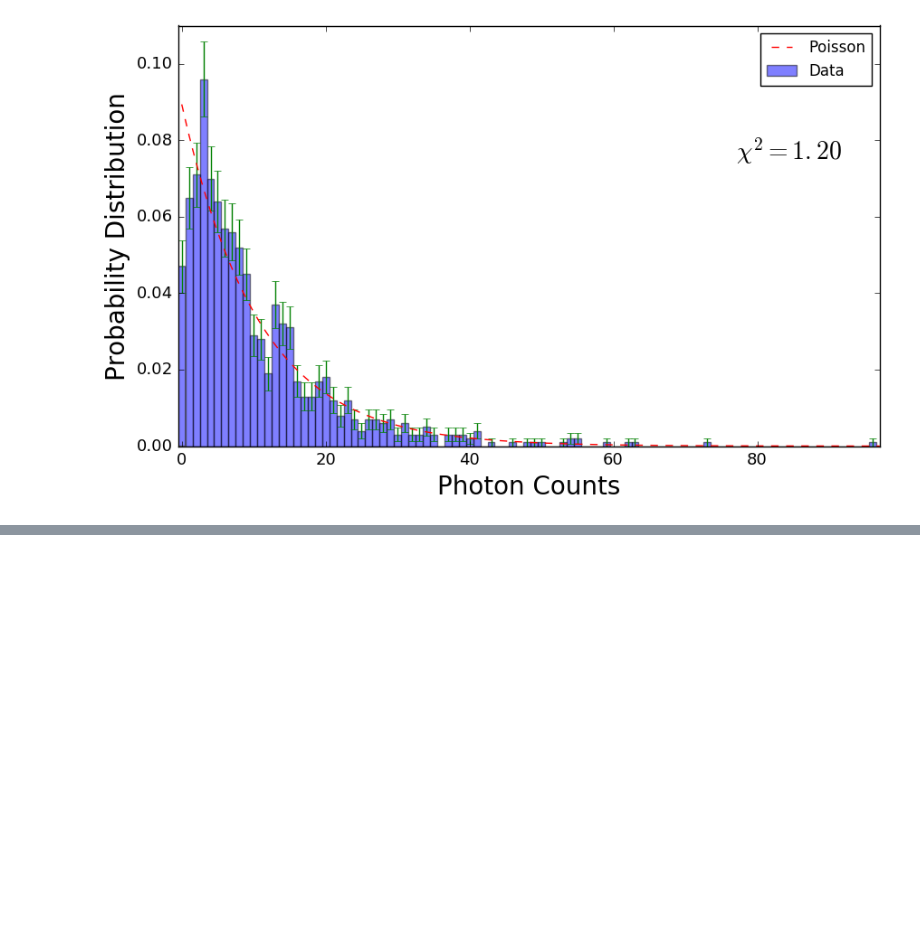
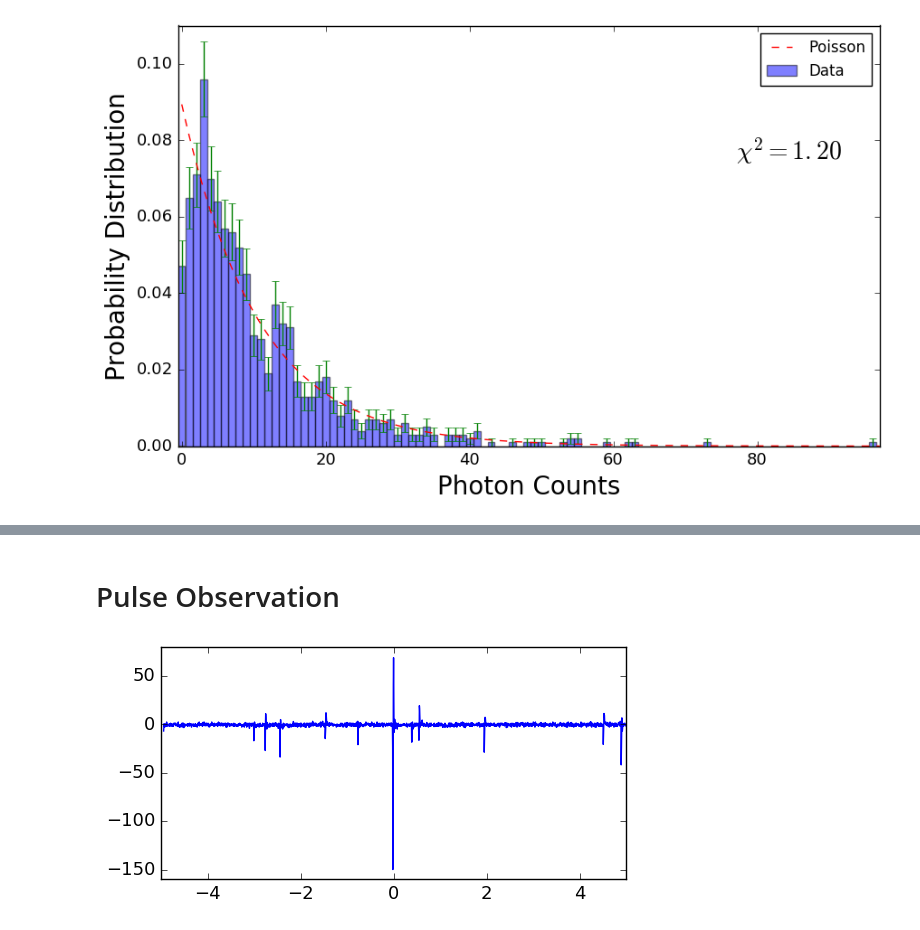
Before and after one commit to B-Rich/QLab, a Jupyter notebook: PhotonCounting/DataAnalysis.ipynb, the cells around one changed output, grey strips where cells are left out. Cells and saved outputs as stored; diff of their text form; code cells hidden in the pictures; blank space fills up the shorter version.

```diff
--- a/PhotonCounting/DataAnalysis.ipynb
+++ b/PhotonCounting/DataAnalysis.ipynb
@@ -449,0 +509,16 @@ plt.savefig('ThermR10000.png')
+# %% [markdown]
+# Pulse Observation
+# %%
+Const_I_1 = pd.read_excel('const_i_1.csv',skiprows=[0]);
+
+Time1 = Const_I_1['second']
+Volt1 = Const_I_1['Volt']
+
+plt.figure(figsize=(6,3))
+plt.xticks(size = 13);
+plt.yticks(size = 13);
+plt.plot(Time1*1e6,Volt1*1e3)
+plt.ylim(-160,80)
+plt.xlim(-5,5);
+# %% [output]
+[figure, added]
```
Also changed, not shown: parts of 13 cells of this notebook, 7 other files.
